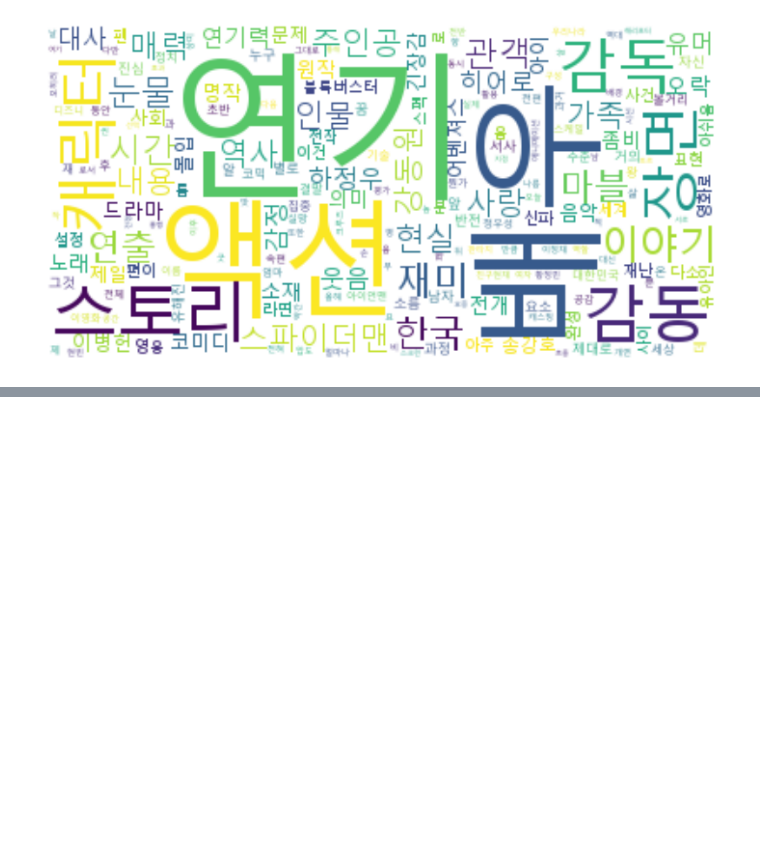
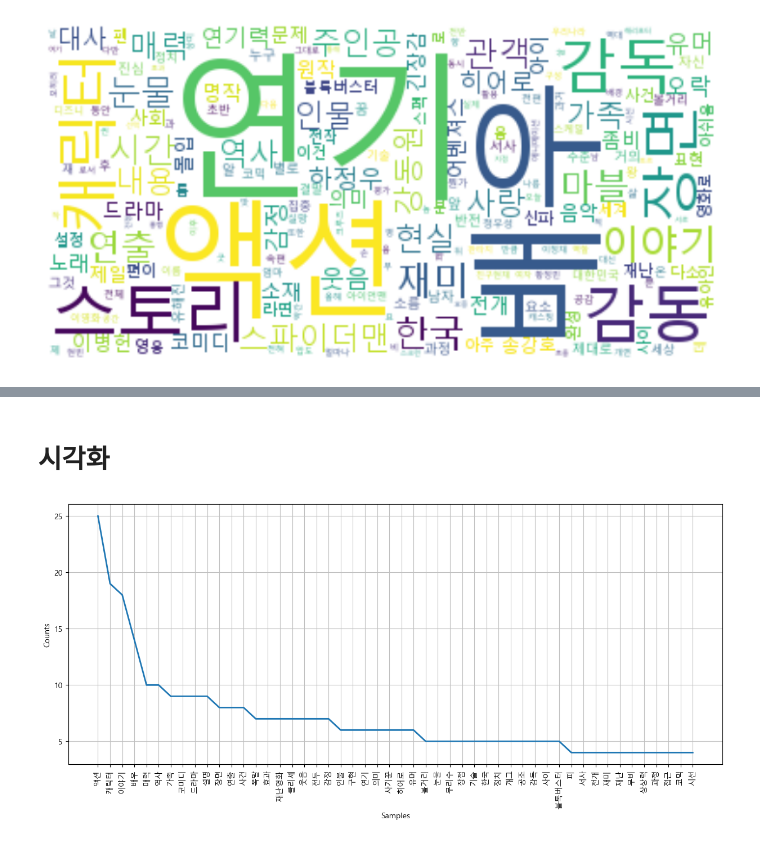
Before and after one commit to wonyounging/1_Project, a Jupyter notebook: 분석_역대 영화 리뷰 워드 클라우드.ipynb, the cells around one changed output, grey strips where cells are left out. Saved outputs shown, nothing was run; the diff lists cells and outputs as text; code cells hidden in the pictures; blank space fills up the shorter version.

```diff
--- a/분석_역대 영화 리뷰 워드 클라우드.ipynb
+++ b/분석_역대 영화 리뷰 워드 클라우드.ipynb
@@ -251,0 +387,4 @@ plt.show()
+# %%
+# 리스트 형태 문자형으로 변환
+low_critic_review_text = ' '.join(a for a in low_critic_text)
+low_critic_review_text
@@ -251,0 +395,3 @@ plt.show()
+# %%
+low_critic_result = okt.morphs(low_critic_review_text)
+low_critic_result
@@ -251,0 +418,3 @@ plt.show()
+# %%
+low_critic_results = okt.nouns(low_critic_review_text)
+low_critic_results
@@ -251,0 +441,2 @@ plt.show()
+# %%
+low_critic_results = [re.sub('[^가-힣]', '', low_critic_result) for low_critic_result in low_critic_results]
@@ -251,0 +463,10 @@ plt.show()
+# %% [markdown]
+# 시각화
+# %%
+word = nltk.Text(low_critic_results, name = '리뷰 단어')
+plt.figure(figsize=(15,6))
+word.plot(50)
+
+plt.show()
+# %% [output]
+[figure, added]
```
Also changed, not shown: parts of 24 cells of this notebook.
